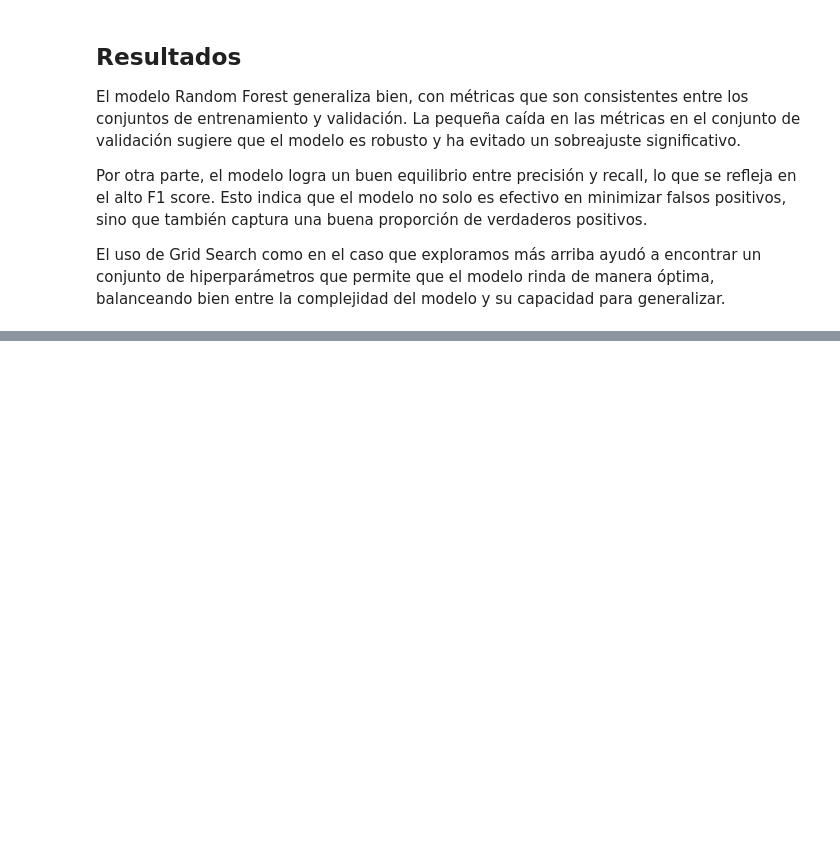
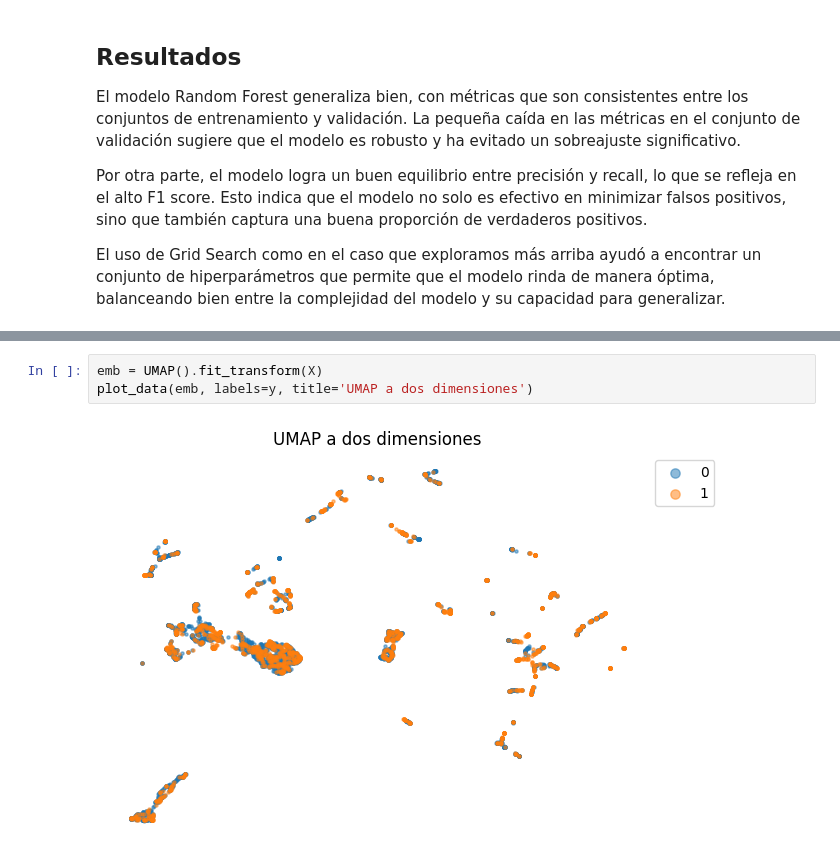
Before and after one commit to JuanAira/tp-machine-learning-employee, a Jupyter notebook: tp1_ML.ipynb, the cells around one changed output, grey strips where cells are left out. Drawn from its saved outputs; the diff is of its cells as text; blank space fills up the shorter version.

```diff
--- a/tp1_ML.ipynb
+++ b/tp1_ML.ipynb
@@ -832,0 +1188,5 @@ df_employee.head()
+# %%
+emb = UMAP().fit_transform(X)
+plot_data(emb, labels=y, title='UMAP a dos dimensiones')
+# %% [output]
+[figure, added]
```
Also changed, not shown: parts of 56 cells of this notebook.
